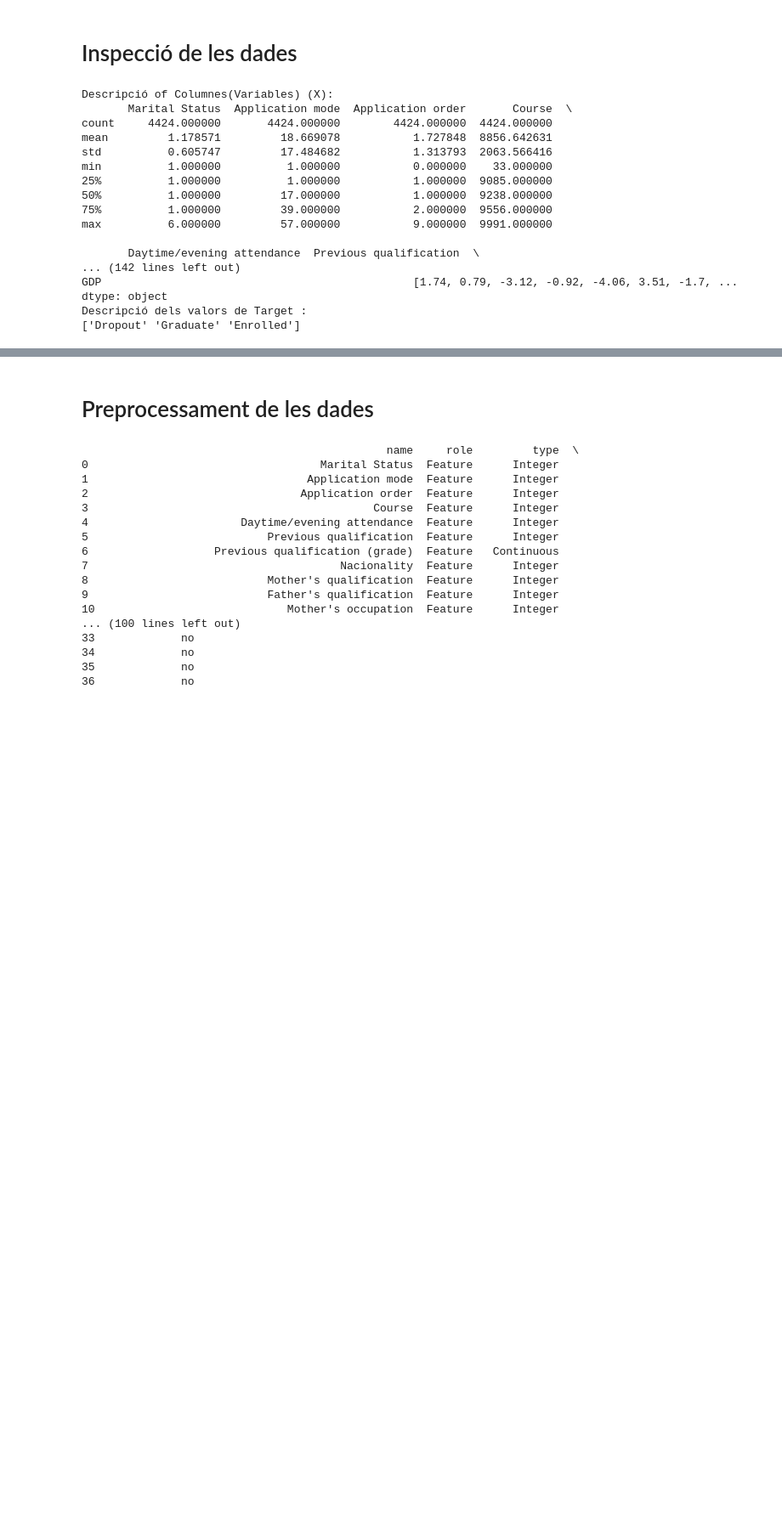
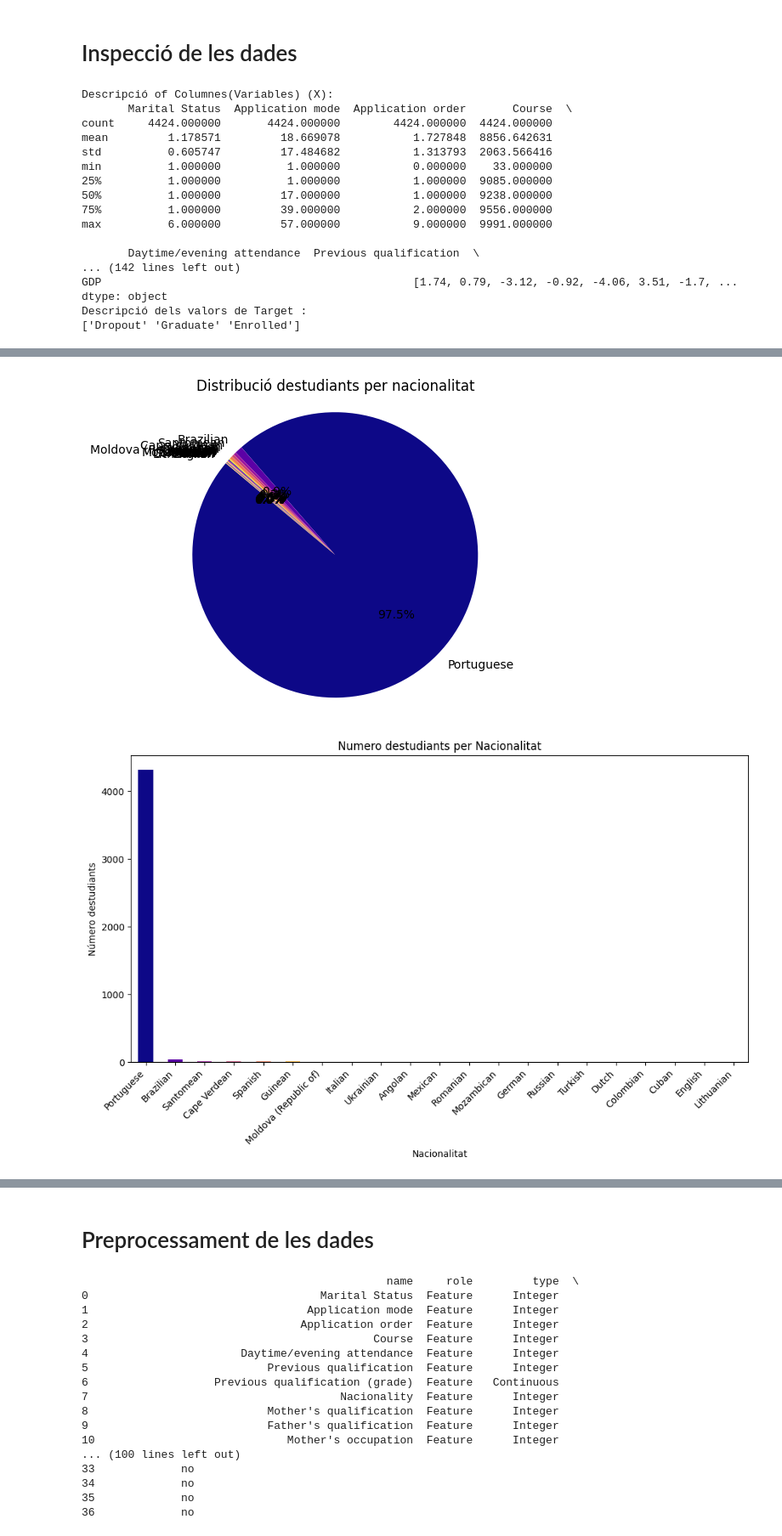
Before and after one commit to Mariona-FT/Data-Mining-MIDA, a Jupyter notebook: Projecte mida_NOU.ipynb, the cells around one changed output, grey strips where cells are left out. Shown at 85% size. Cells and saved outputs as stored; diff of their text form; code cells hidden in the pictures; blank space fills up the shorter version.

```diff
--- a/Projecte mida_NOU.ipynb
+++ b/Projecte mida_NOU.ipynb
@@ -296,0 +339,51 @@ Total:                        4424
+# %%
+#Relació entre les diferents nacionalitats
+nat_noms = {
+    1: 'Portuguese', 2: 'German', 6: 'Spanish', 11: 'Italian', 13: 'Dutch',
+    14: 'English', 17: 'Lithuanian', 21: 'Angolan', 22: 'Cape Verdean',
+    24: 'Guinean', 25: 'Mozambican', 26: 'Santomean', 32: 'Turkish',
+    41: 'Brazilian', 62: 'Romanian', 100: 'Moldova (Republic of)',
+    101: 'Mexican', 103: 'Ukrainian', 105: 'Russian', 108: 'Cuban',
+    109: 'Colombian'
+}
+nat_num = dades2.features['Nacionality'].map(nat_noms).value_counts()
+colors=[(0.050383, 0.029803, 0.527975, 1.0),
+ (0.362553, 0.003243, 0.649245, 1.0),
+  (0.610667, 0.090204, 0.619951, 1.0),
+   (0.798216, 0.280197, 0.469538, 1.0),
+    (0.928329, 0.472975, 0.326067, 1.0),
+     (0.993814, 0.704741, 0.183043, 1.0),
+        (0.940015, 0.975158, 0.131326, 1.0)]
+
+#Pie chart nacionalitats
+labels = nat_num.index
+sizes = nat_num.values
+plt.pie(sizes, labels=labels, colors=colors, autopct='%1.1f%%', startangle=140)
+plt.axis('equal')
+plt.title('Distribució destudiants per nacionalitat')
+plt.show()
+
+#bar chart nacioalitats
+plt.figure(figsize=(12, 6))
+nat_num.plot(kind='bar', color=colors)
+plt.xlabel('Nacionalitat')
+plt.ylabel('Número destudiants')
+plt.title('Numero destudiants per Nacionalitat')
+plt.xticks(rotation=45, ha='right')
+plt.show()
+
+#Extreure la nacionalitat Portuguesa- Contar només els internacionals
+nat_num = dades2.features['Nacionality'].map(nat_noms)
+nat_num = nat_num[nat_num != 'Portuguese'].value_counts()
+
+plt.figure(figsize=(12, 6))
+nat_num.plot(kind='bar', color=colors)
+plt.xlabel('Nacionalitat')
+plt.ylabel('Número destudiants')
+plt.title('Numero destudiants per Nacionalitat (Excloint nacionalitat Portuguesa)')
+plt.xticks(rotation=45, ha='right')  # Rotate x-axis labels for better readability
+
+plt.show()
+# %% [output]
+[figure, added]
+[figure, added]
```
Also changed, not shown: parts of 14 cells of this notebook.
